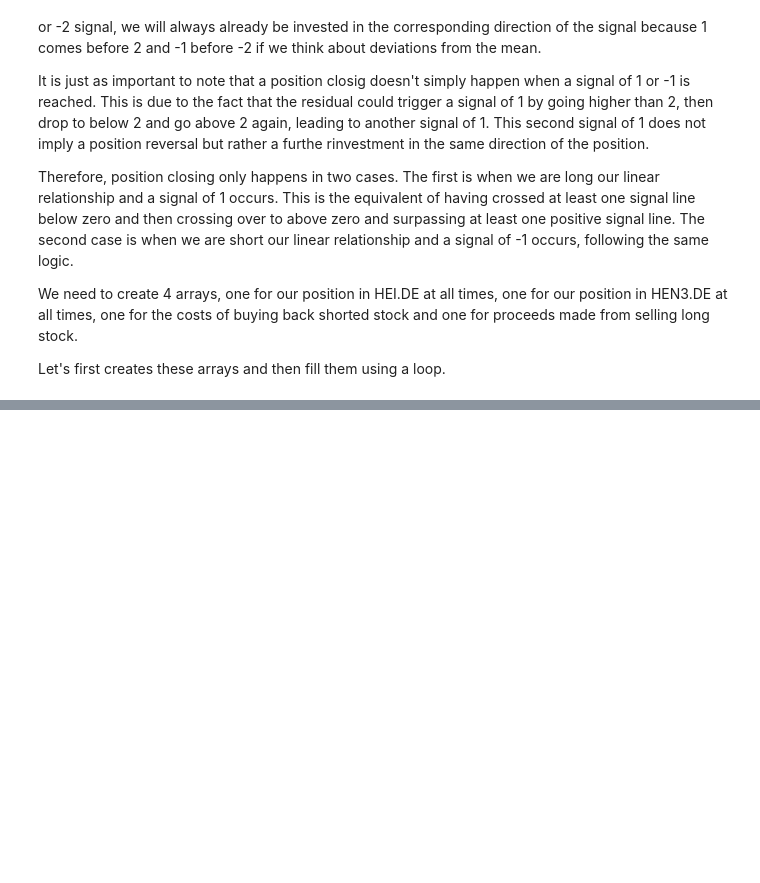
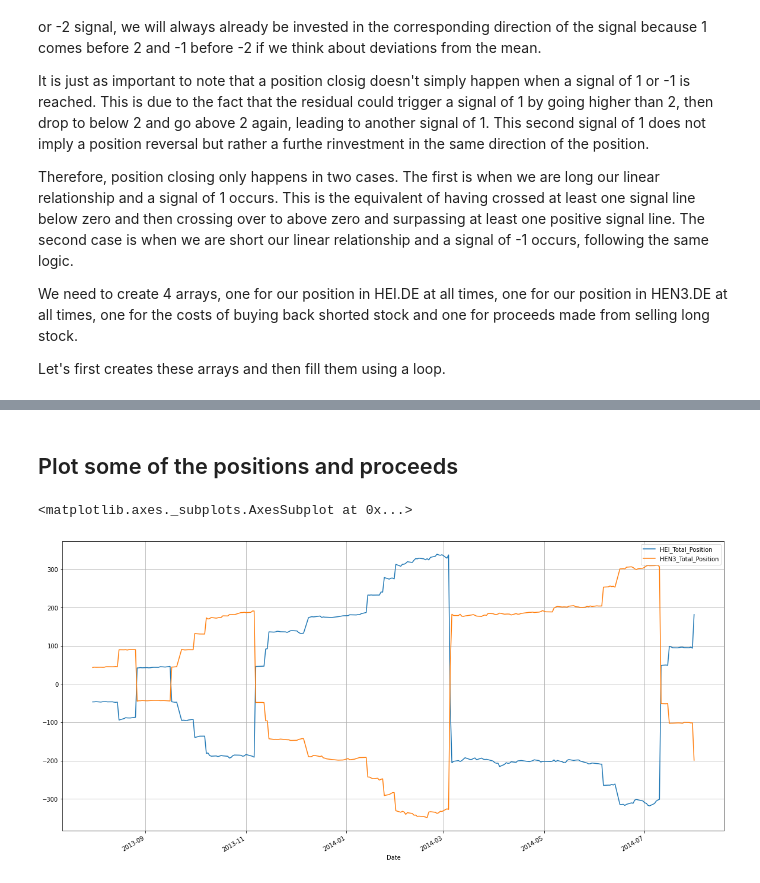
Before and after one commit to JoBe10/DAX-Cointegration, a Jupyter notebook: DAX_Cointegrated_Trading_v2.ipynb, the cells around one changed output, grey strips where cells are left out. Cells and saved outputs as stored; diff of their text form; code cells hidden in the pictures; blank space fills up the shorter version.

Commit message:
Add visualisations

```diff
--- a/DAX_Cointegrated_Trading_v2.ipynb
+++ b/DAX_Cointegrated_Trading_v2.ipynb
@@ -546,3 +554,10 @@ hei_hen_4[hei_hen_4['Signals'] != 0]
 | 2014-07-11 | 48.850838 | 74.449715 | -2.140097 | -1.0 | -48.850838 | 50.990935 | 2.140097 | 1.0 | ... |
 | 2014-07-16 | 49.234585 | 74.999390 | -2.132825 | -1.0 | -49.234585 | 51.367410 | 2.132825 | 2.0 | ... |
 | 2014-07-31 | 45.421562 | 72.661095 | -4.344339 | -2.0 | -90.843124 | 99.531803 | 8.688679 | 4.0 | ... |
+# %% [markdown]
+## Plot some of the positions and proceeds
+# %%
+hei_hen_4[['HEI_Total_Position', 'HEN3_Total_Position']].plot(grid=True, figsize=(20,10))
+# %% [output]
+<matplotlib.axes._subplots.AxesSubplot at 0x...>
+[figure, added]
```
Also changed, not shown: parts of 6 cells of this notebook.
